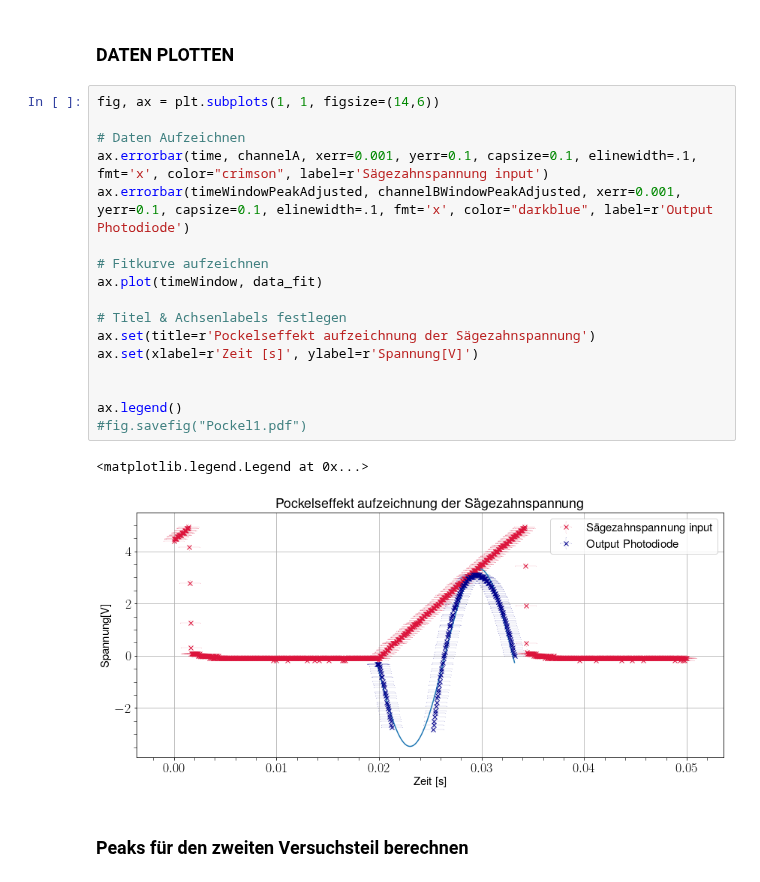
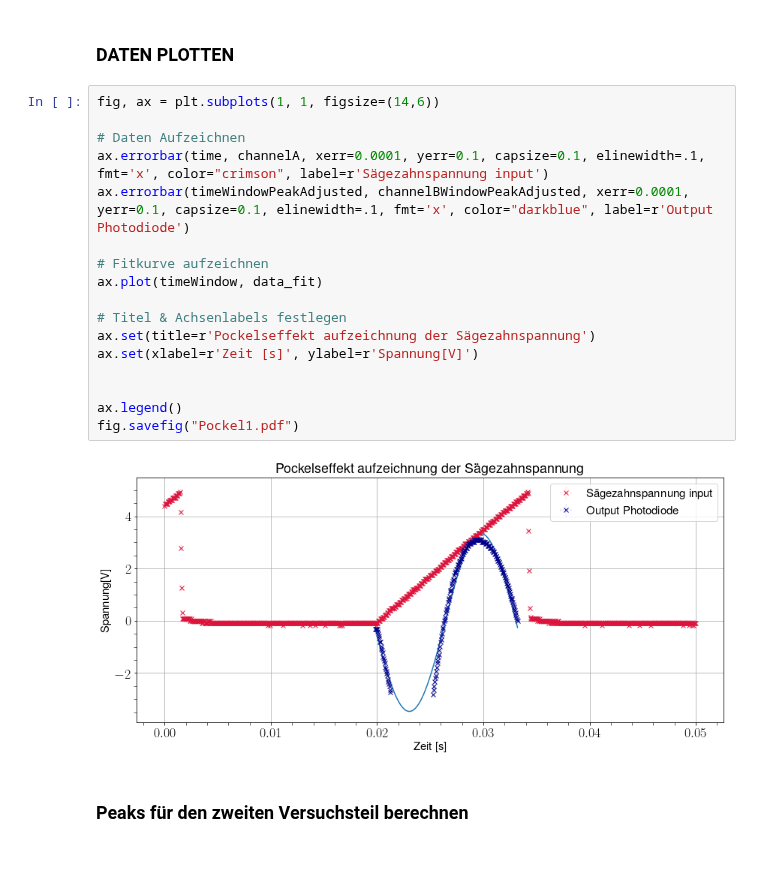
Before and after one commit to MayerPablo/FP, a Jupyter notebook: FarPock/FarPock.ipynb, the cells around one changed output. Drawn from its saved outputs; the diff is of its cells as text.

```diff
--- a/FarPock/FarPock.ipynb
+++ b/FarPock/FarPock.ipynb
@@ -281,23 +287,22 @@ print(max(data_fit))
 # %%
 fig, ax = plt.subplots(1, 1, figsize=(14,6))
 
 # Daten Aufzeichnen
-ax.errorbar(time, channelA, xerr=0.001, yerr=0.1, capsize=0.1, elinewidth=.1, fmt='x', color="crimson", label=r'Sägezahnspannung input')
-ax.errorbar(timeWindowPeakAdjusted, channelBWindowPeakAdjusted, xerr=0.001, yerr=0.1, capsize=0.1, elinewidth=.1, fmt='x', color="darkblue", label=r'Output Photodiode')
+ax.errorbar(time, channelA, xerr=0.0001, yerr=0.1, capsize=0.1, elinewidth=.1, fmt='x', color="crimson", label=r'Sägezahnspannung input')
+ax.errorbar(timeWindowPeakAdjusted, channelBWindowPeakAdjusted, xerr=0.0001, yerr=0.1, capsize=0.1, elinewidth=.1, fmt='x', color="darkblue", label=r'Output Photodiode')
 
 # Fitkurve aufzeichnen
 ax.plot(timeWindow, data_fit)
 
 # Titel & Achsenlabels festlegen
 ax.set(title=r'Pockelseffekt aufzeichnung der Sägezahnspannung')
 ax.set(xlabel=r'Zeit [s]', ylabel=r'Spannung[V]')
 
 
 ax.legend()
-#fig.savefig("Pockel1.pdf")
+fig.savefig("Pockel1.pdf")
 # %% [output]
-<matplotlib.legend.Legend at 0x...>
-[figure, old version]
+[figure, new version]
 # %% [markdown]
 ### Peaks für den zweiten Versuchsteil berechnen
 # %%
```
Also changed, not shown: parts of 3 cells of this notebook, 2 other files.
